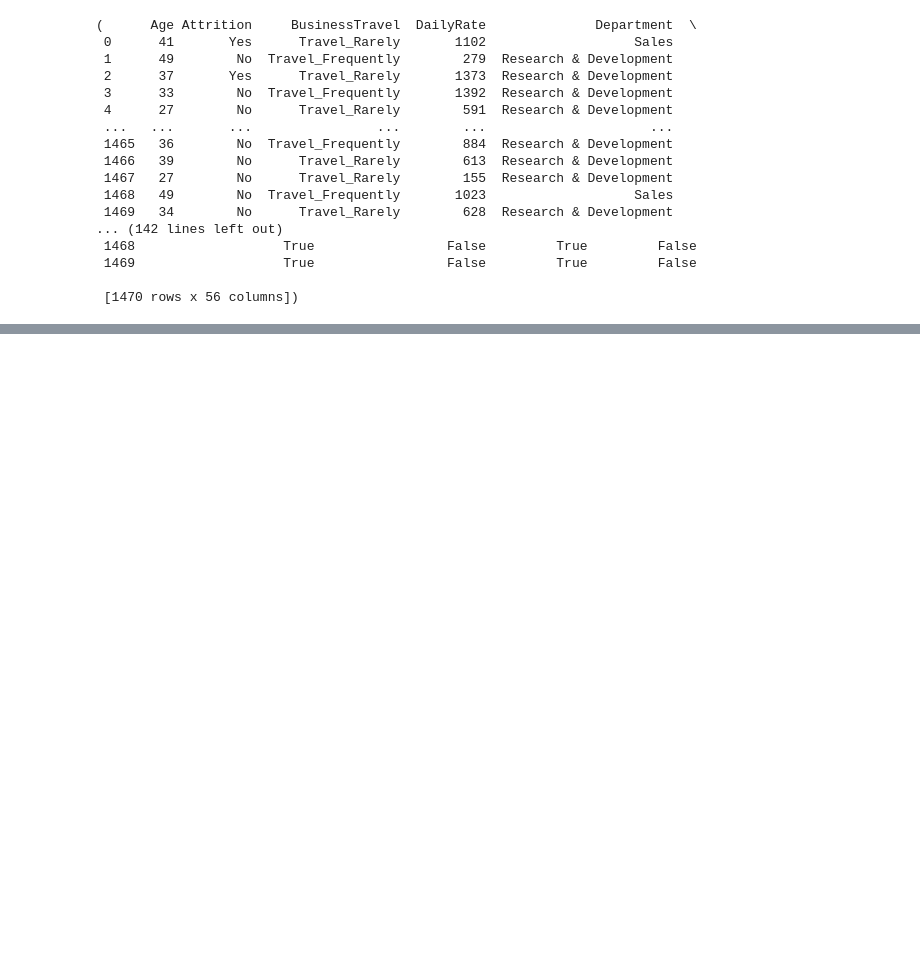
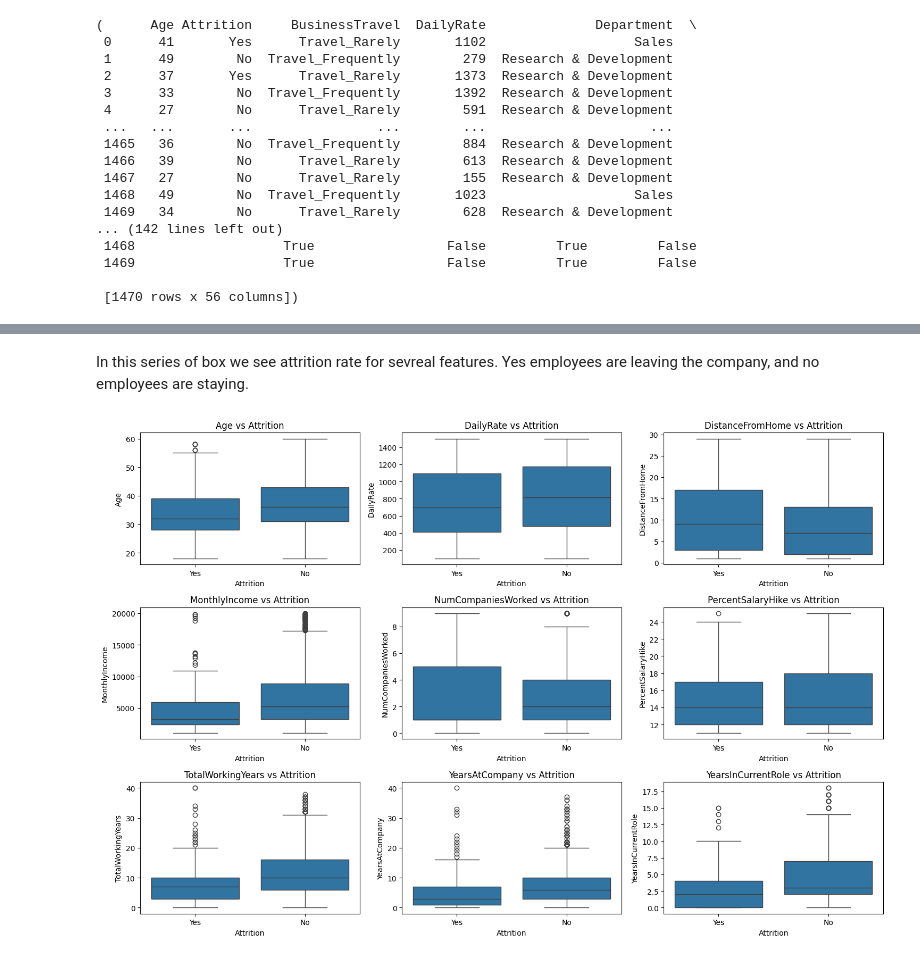
Before and after one commit to ablank74/Capstone-Project, a Jupyter notebook: notebooks/Case Study 1.ipynb, the cells around one changed output, grey strips where cells are left out. Saved outputs shown, nothing was run; the diff lists cells and outputs as text; code cells hidden in the pictures; blank space fills up the shorter version.

```diff
--- a/notebooks/Case Study 1.ipynb
+++ b/notebooks/Case Study 1.ipynb
@@ -920,0 +106,18 @@ Sales                      90  0.51
+# %% [markdown]
+In this series of box we see attrition rate for sevreal features.  Yes employees are leaving the company, and no employees are staying.
+# %%
+# Cell 2: Numerical Features Analysis
+# Analyze numerical features vs attrition
+numerical_features = ['Age', 'DailyRate', 'DistanceFromHome', 'MonthlyIncome',
+                     'NumCompaniesWorked', 'PercentSalaryHike', 'TotalWorkingYears',
+                     'YearsAtCompany', 'YearsInCurrentRole']
+
+plt.figure(figsize=(15, 10))
+for i, feature in enumerate(numerical_features, 1):
+    plt.subplot(3, 3, i)
+    sns.boxplot(data=df, x='Attrition', y=feature)
+    plt.title(f'{feature} vs Attrition')
+plt.tight_layout()
+plt.show()
+# %% [output]
+[figure, added]
```
Also changed, not shown: parts of 62 cells of this notebook.
